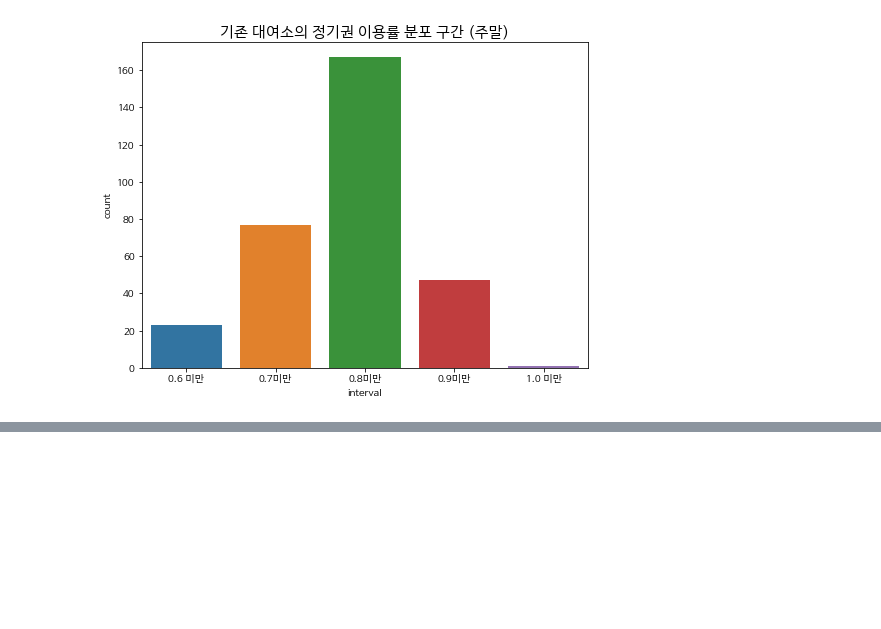
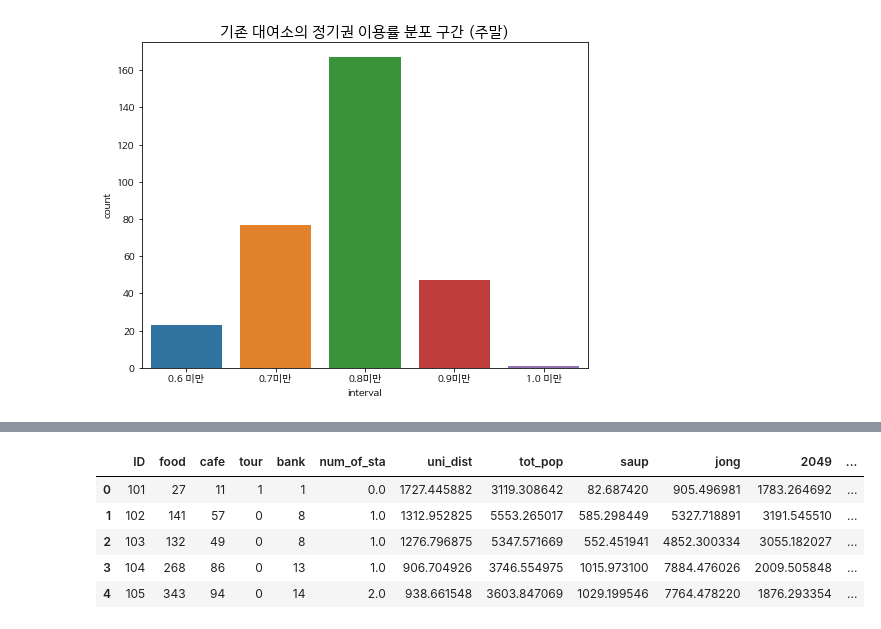
Before and after one commit to enriver/Seoul_Public_Bike-Demand_Analysis, a Jupyter notebook: 19-20 대여소별 비율차이 구간확인.ipynb, the cells around one changed output, grey strips where cells are left out. Saved outputs shown, nothing was run; the diff lists cells and outputs as text; code cells hidden in the pictures; blank space fills up the shorter version.

```diff
--- a/19-20 대여소별 비율차이 구간확인.ipynb
+++ b/19-20 대여소별 비율차이 구간확인.ipynb
@@ -257,0 +260,3 @@ plt.show()
+# %%
+environ=pd.read_csv('../dataset/collected_data.csv')
+population=pd.read_csv('../dataset/final_result.csv')
@@ -257,0 +281,3 @@ plt.show()
+# %%
+population=population.drop(['tot_ga'], axis=1)
+population.head()
@@ -257,0 +291,10 @@ plt.show()
+# %%
+env_pop=pd.merge(environ, population, how='inner', on='ID')
+env_pop.head()
+# %% [output]
+|  | ID | food | cafe | tour | bank | num_of_sta | uni_dist | tot_pop | saup | jong | 2049 | ... |
+| 0 | 101 | 27 | 11 | 1 | 1 | 0.0 | 1727.445882 | 3119.308642 | 82.687420 | 905.496981 | 1783.264692 | ... |
+| 1 | 102 | 141 | 57 | 0 | 8 | 1.0 | 1312.952825 | 5553.265017 | 585.298449 | 5327.718891 | 3191.545510 | ... |
+| 2 | 103 | 132 | 49 | 0 | 8 | 1.0 | 1276.796875 | 5347.571669 | 552.451941 | 4852.300334 | 3055.182027 | ... |
+| 3 | 104 | 268 | 86 | 0 | 13 | 1.0 | 906.704926 | 3746.554975 | 1015.973100 | 7884.476026 | 2009.505848 | ... |
+| 4 | 105 | 343 | 94 | 0 | 14 | 2.0 | 938.661548 | 3603.847069 | 1029.199546 | 7764.478220 | 1876.293354 | ... |
```
Also changed, not shown: parts of 15 cells of this notebook.
